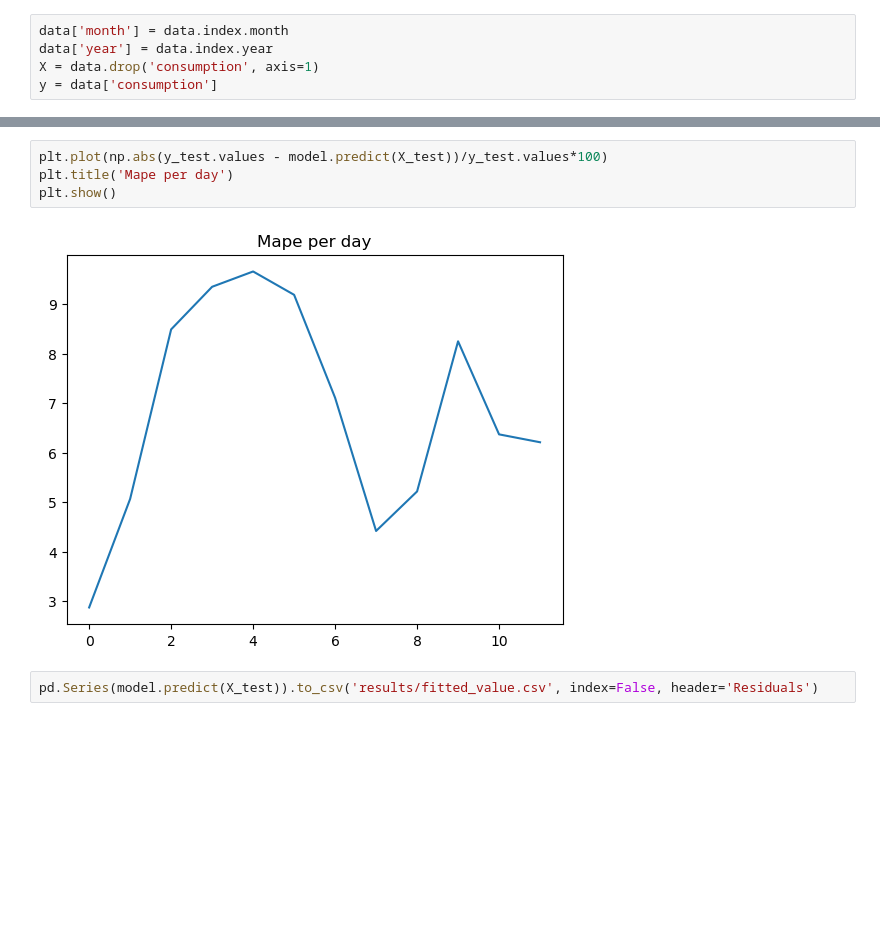
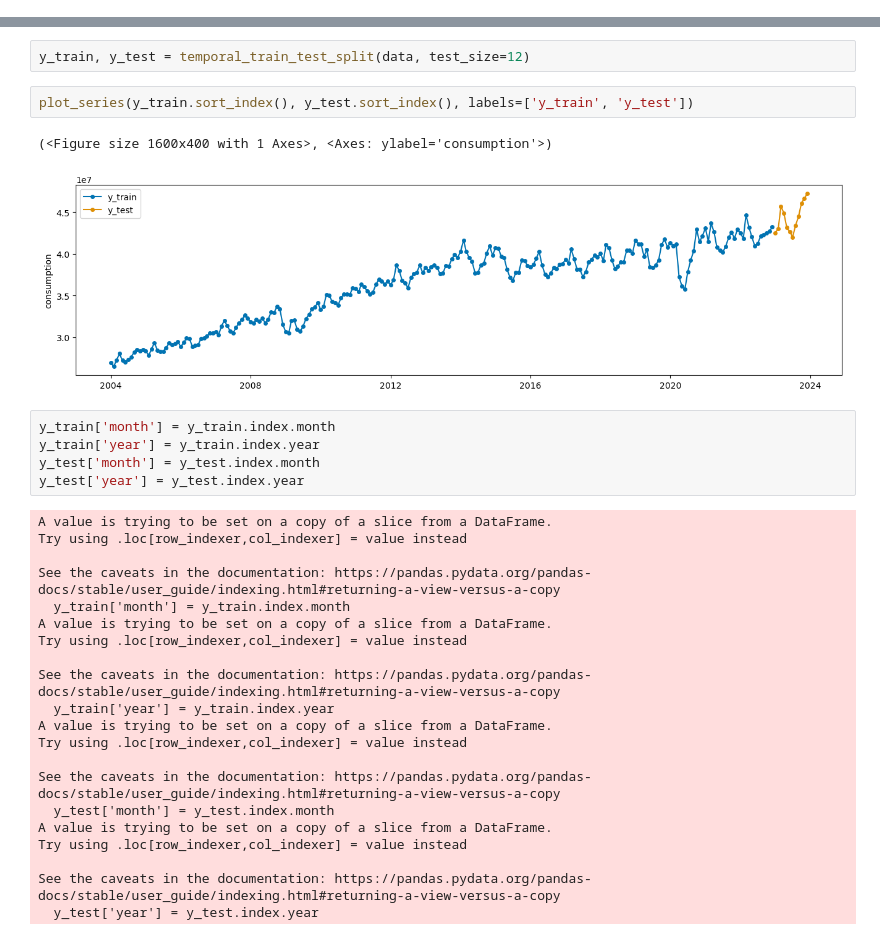
Before and after one commit to evanhfw/Penelitian-Time-Series, a Jupyter notebook: Brazil/experiment/experiment_1/Experiment 1 - XGBoost.ipynb, the cells around one changed output, grey strips where cells are left out. Cells and saved outputs as stored; diff of their text form; blank space fills up the shorter version.

Commit message:
Menyelesaikan pemodelan data Brazil

```diff
--- a/Brazil/experiment/experiment_1/Experiment 1 - XGBoost.ipynb
+++ b/Brazil/experiment/experiment_1/Experiment 1 - XGBoost.ipynb
@@ -42,5 +40,0 @@ data['consumption'].plot(figsize=(12, 6), kind='line')
-# %%
-data['month'] = data.index.month
-data['year'] = data.index.year
-X = data.drop('consumption', axis=1)
-y = data['consumption']
@@ -76,8 +41,33 @@ plt.show()
-# %%
-plt.plot(np.abs(y_test.values - model.predict(X_test))/y_test.values*100)
-plt.title('Mape per day')
-plt.show()
-# %% [output]
-[figure, removed]
-# %%
-pd.Series(model.predict(X_test)).to_csv('results/fitted_value.csv', index=False, header='Residuals')
+# %%
+y_train, y_test = temporal_train_test_split(data, test_size=12)
+# %%
+plot_series(y_train.sort_index(), y_test.sort_index(), labels=['y_train', 'y_test'])
+# %% [output]
+(<Figure size 1600x400 with 1 Axes>, <Axes: ylabel='consumption'>)
+[figure, added]
+# %%
+y_train['month'] = y_train.index.month
+y_train['year'] = y_train.index.year
+y_test['month'] = y_test.index.month
+y_test['year'] = y_test.index.year
+# %% [output]
+A value is trying to be set on a copy of a slice from a DataFrame.
+Try using .loc[row_indexer,col_indexer] = value instead
+
+See the caveats in the documentation: https://pandas.pydata.org/pandas-docs/stable/user_guide/indexing.html#returning-a-view-versus-a-copy
+  y_train['month'] = y_train.index.month
+A value is trying to be set on a copy of a slice from a DataFrame.
+Try using .loc[row_indexer,col_indexer] = value instead
+
+See the caveats in the documentation: https://pandas.pydata.org/pandas-docs/stable/user_guide/indexing.html#returning-a-view-versus-a-copy
+  y_train['year'] = y_train.index.year
+A value is trying to be set on a copy of a slice from a DataFrame.
+Try using .loc[row_indexer,col_indexer] = value instead
+
+See the caveats in the documentation: https://pandas.pydata.org/pandas-docs/stable/user_guide/indexing.html#returning-a-view-versus-a-copy
+  y_test['month'] = y_test.index.month
+A value is trying to be set on a copy of a slice from a DataFrame.
+Try using .loc[row_indexer,col_indexer] = value instead
+
+See the caveats in the documentation: https://pandas.pydata.org/pandas-docs/stable/user_guide/indexing.html#returning-a-view-versus-a-copy
+  y_test['year'] = y_test.index.year
```
Also changed, not shown: parts of 15 cells of this notebook, 3 other files.
